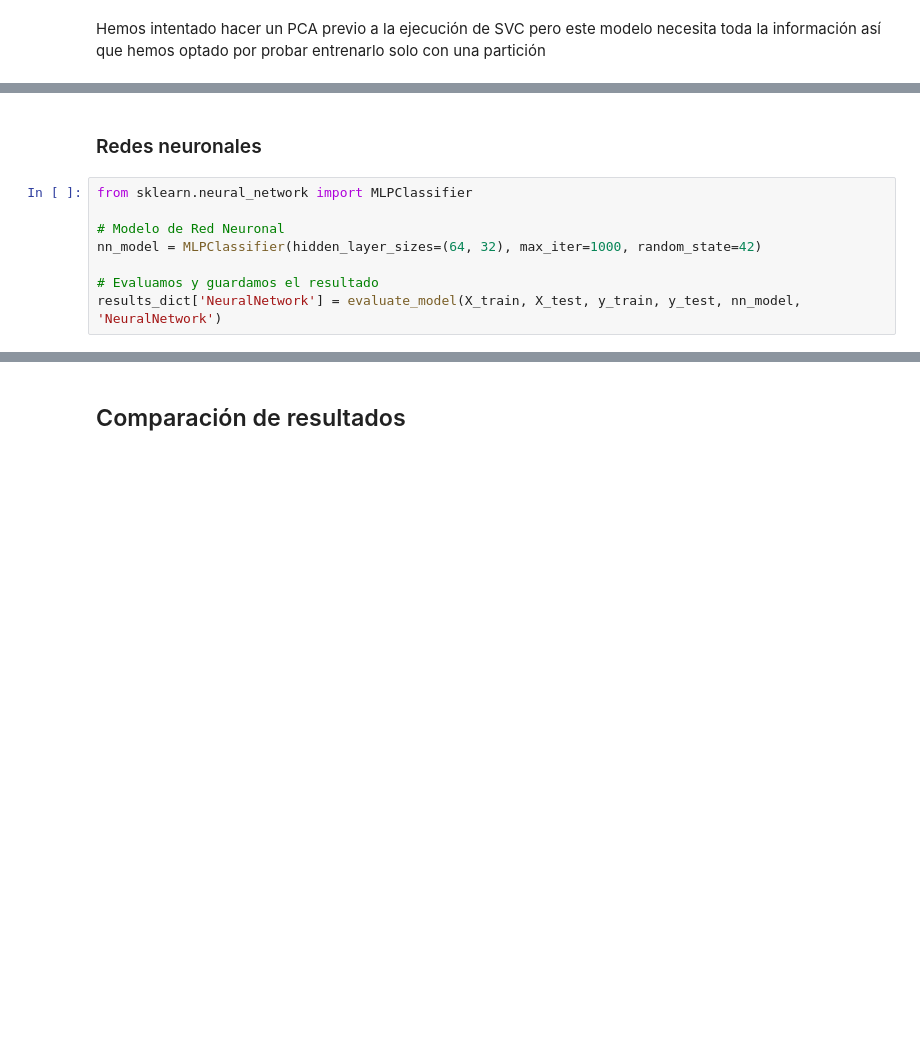
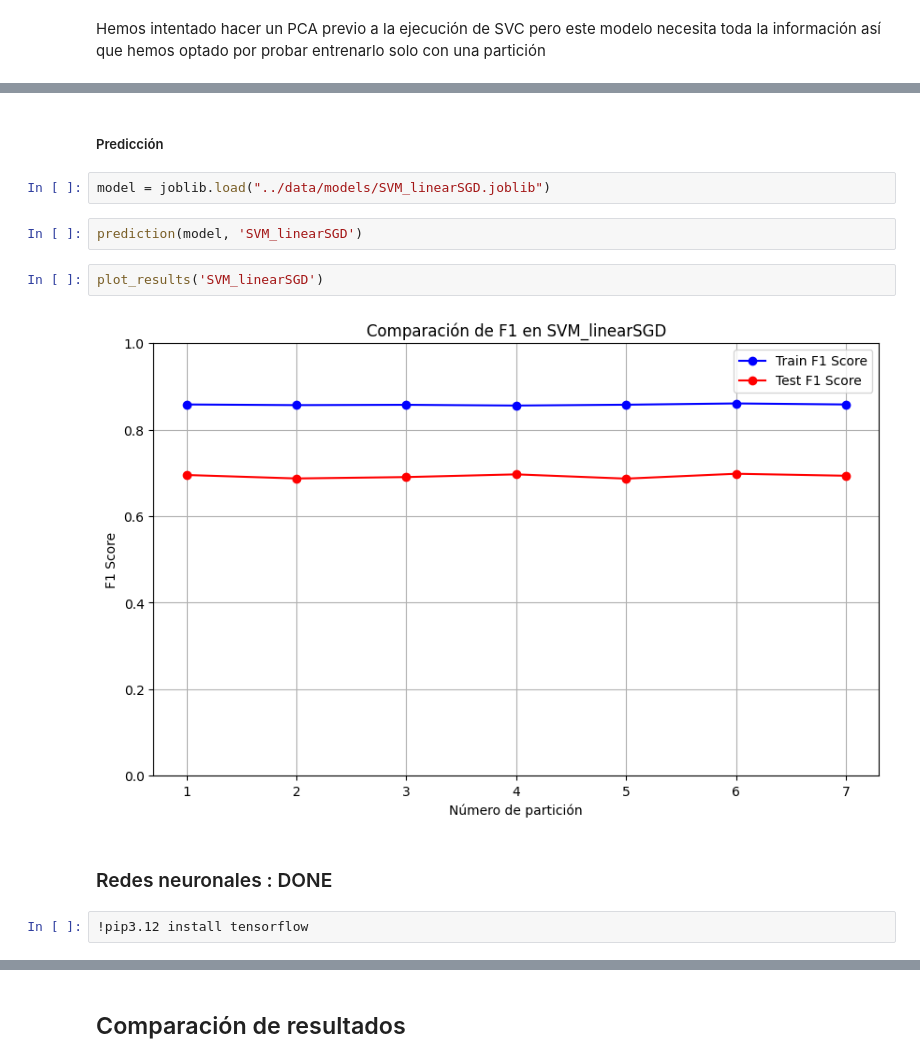
Before and after one commit to kliniik/Practica_AAI_1, a Jupyter notebook: supervised.ipynb, the cells around one changed output, grey strips where cells are left out. Drawn from its saved outputs; the diff is of its cells as text; blank space fills up the shorter version.

Commit message:
Neural Network and results comparison

```diff
--- a/supervised.ipynb
+++ b/supervised.ipynb
@@ -599,10 +605,14 @@ svc.fit(X_combined, y_combined)
+# %% [markdown]
+##### Predicción
+# %%
+model = joblib.load("../data/models/SVM_linearSGD.joblib")
+# %%
+prediction(model, 'SVM_linearSGD')
+# %%
+plot_results('SVM_linearSGD')
+# %% [output]
+[figure, added]
 # %% [markdown]
-### Redes neuronales
+### Redes neuronales : DONE
-# %%
-from sklearn.neural_network import MLPClassifier
-
-# Modelo de Red Neuronal
-nn_model = MLPClassifier(hidden_layer_sizes=(64, 32), max_iter=1000, random_state=42)
-
-# Evaluamos y guardamos el resultado
-results_dict['NeuralNetwork'] = evaluate_model(X_train, X_test, y_train, y_test, nn_model, 'NeuralNetwork')
+# %%
+!pip3.12 install tensorflow
```
Also changed, not shown: parts of 101 cells of this notebook.
